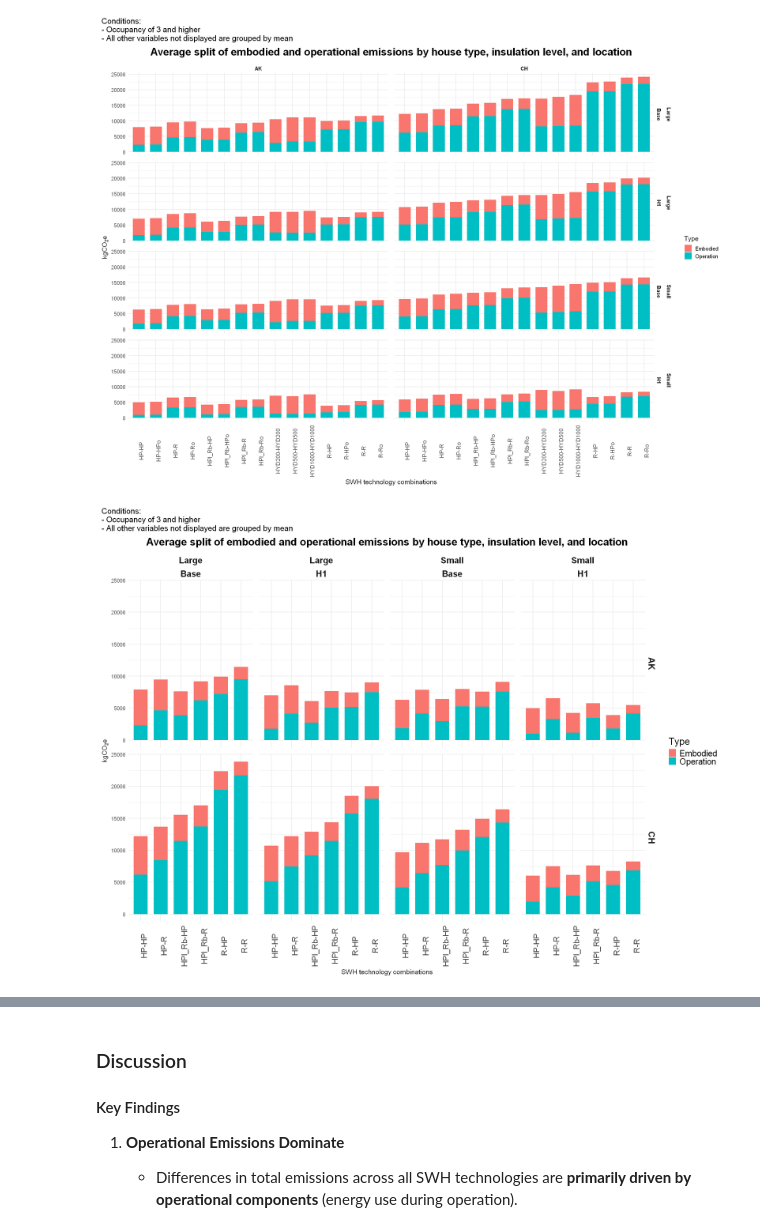
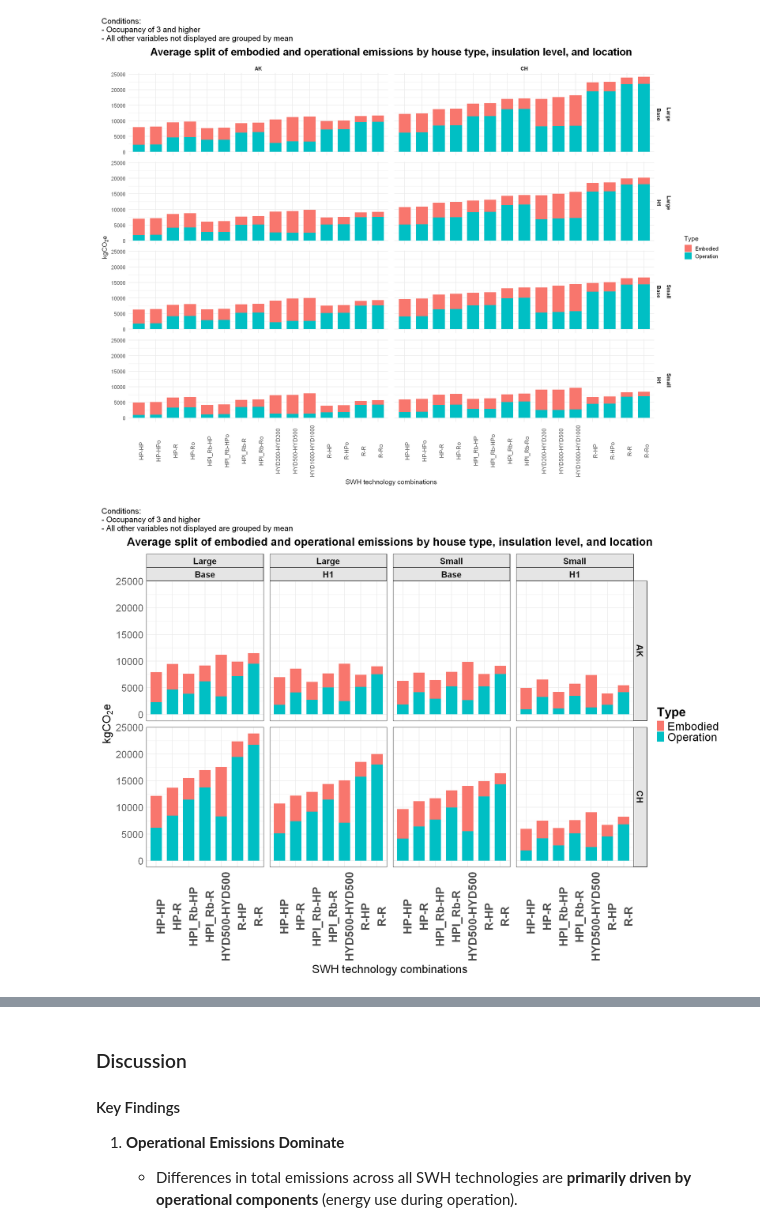
Before and after one commit to pxgo17/EECA_SWH_LCA, a Jupyter notebook: results/SWH_LCA_results.ipynb, the cells around one changed output, grey strips where cells are left out. Drawn from its saved outputs; the diff is of its cells as text; code cells hidden in the pictures.

```diff
--- a/results/SWH_LCA_results.ipynb
+++ b/results/SWH_LCA_results.ipynb
@@ -208,29 +208,34 @@ emissions_plot +
 # %%
 # Plot
 options(repr.plot.width=20, repr.plot.height=15)
 emissions_plot <- plot_location %>%
-  filter(SH_DW_code %in% c('HP-HP','HPl_Rb-HP','HPl_Rb-R','HP-R','R-HP','R-R')) %>%
+  filter(SH_DW_code %in% c('HP-HP','HPl_Rb-HP','HPl_Rb-R','HP-R','HYD500-HYD500','R-HP','R-R')) %>%
   ggplot(aes(x = SH_DW_code, y = Emissions, fill = Type)) +
   geom_col(position = "stack", width = 0.7) +
   facet_grid(Loc_code ~ house_type + insulation) +
   theme_minimal(base_size = 15) +
   labs(x = "SWH technology combinations",
        y = expression(kgCO[2]*e),
        title = "Average split of embodied and operational emissions by house type, insulation level, and location") +
   theme(
-    axis.text.x = element_text(angle = 90, hjust = 0.5, size = 18),
-    strip.text = element_text(size=20,face = "bold"),
+    axis.text.x = element_text(angle = 90, hjust = 0.5, size = 26, face = 'bold'),
+    axis.title.x = element_text(size = 26),
+    axis.title.y = element_text(size = 26),
+    axis.text.y = element_text(size = 22),
+    legend.title = element_text(size = 28, face = "bold"),
+    legend.text = element_text(size = 26),
+    strip.text = element_text(face = "bold", size = 20),
+    strip.background = element_rect(fill = "gray90", color = "black"),
+    panel.border = element_rect(color = "black", fill = NA, size = 0.1),
     panel.spacing = unit(1, "lines"),
-    plot.title = element_text(size = 24, face = "bold", hjust = 0.5, vjust = 2),
-    legend.text = element_text(size = 20),        # Increase legend text size
-    legend.title = element_text(size = 22)
+    plot.title = element_text(size = 26, face = "bold", hjust = 0.5, vjust = 2)
   )
 emissions_plot +
   plot_annotation(
     title = "Conditions:\n- Occupancy of 3 and higher\n- All other variables not displayed are grouped by mean",
     theme = theme(
       plot.title = element_text(size = 18, hjust = 0, vjust = 2)
     )
   )
 # %% [output]
-[figure, old version]
+[figure, new version]
```
Also changed, not shown: parts of 30 cells of this notebook, 2 other files.
